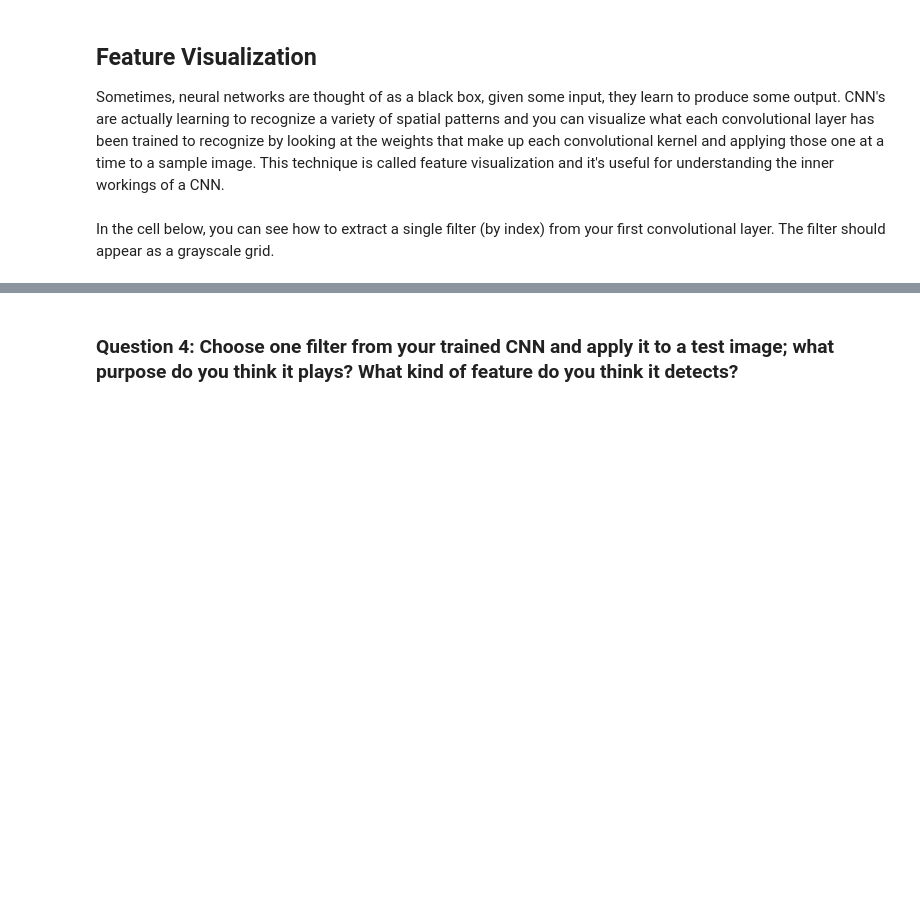
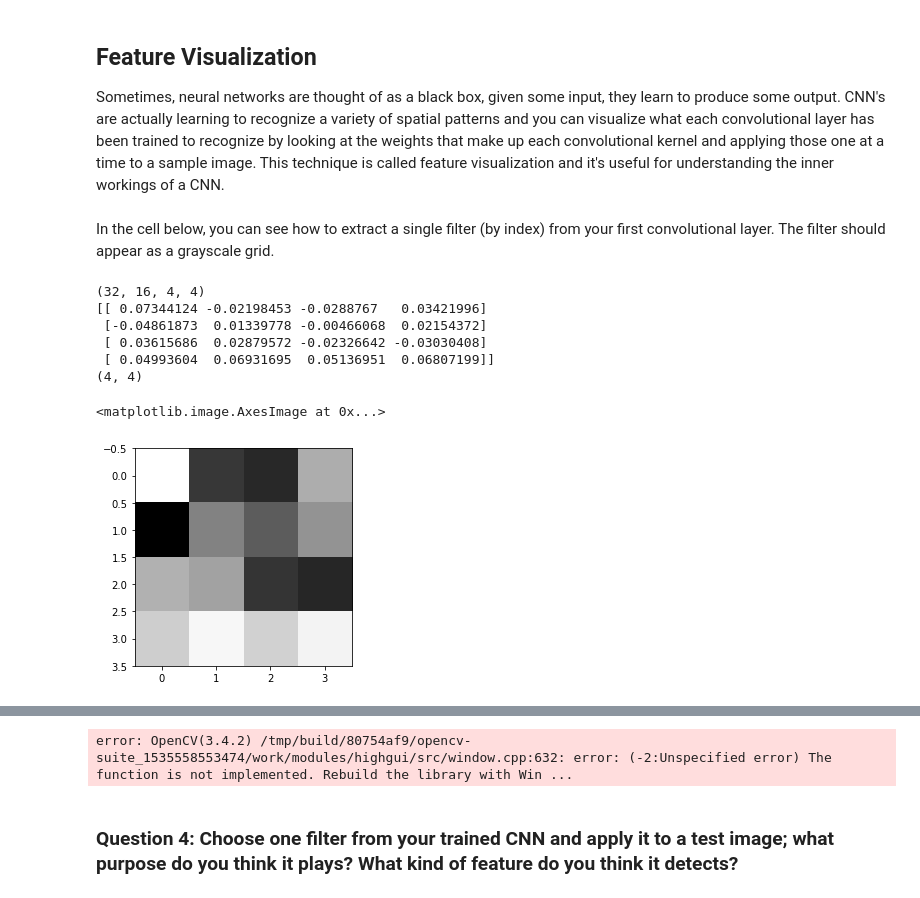
Before and after one commit to Suraj0712/CVND_1_Facial_Keypoint_Detection, a Jupyter notebook: Project/P1_Facial_Keypoints/2. Define the Network Architecture.ipynb, the cells around one changed output, grey strips where cells are left out. Saved outputs shown, nothing was run; the diff lists cells and outputs as text; code cells hidden in the pictures; blank space fills up the shorter version.

Commit message:
Trained the network and updated the code for visualization

```diff
--- a/Project/P1_Facial_Keypoints/2. Define the Network Architecture.ipynb
+++ b/Project/P1_Facial_Keypoints/2. Define the Network Architecture.ipynb
@@ -444,17 +482,27 @@ In the cell below, you can see how to extract a single filter (by index) from yo
 # %%
 # Get the weights in the first conv layer, "conv1"
 # if necessary, change this to reflect the name of your first conv layer
-weights1 = net.conv1.weight.data
+weights1 = net.conv2.weight.data
 
 w = weights1.numpy()
 
+print(w.shape)
 filter_index = 0
 
 print(w[filter_index][0])
 print(w[filter_index][0].shape)
 
 # display the filter weights
 plt.imshow(w[filter_index][0], cmap='gray')
+# %% [output]
+(32, 16, 4, 4)
+[[ 0.07344124 -0.02198453 -0.0288767   0.03421996]
+ [-0.04861873  0.01339778 -0.00466068  0.02154372]
+ [ 0.03615686  0.02879572 -0.02326642 -0.03030408]
+ [ 0.04993604  0.06931695  0.05136951  0.06807199]]
+(4, 4)
+<matplotlib.image.AxesImage at 0x...>
+[figure, added]
 # %% [markdown]
 ## Feature maps
 
@@ -468,10 +516,25 @@ Next, choose a test image and filter it with one of the convolutional kernels in
 ### TODO: Filter an image to see the effect of a convolutional kernel
 ---
 # %%
-##TODO: load in and display any image from the transformed test dataset
+## TODO: load in and display any image from the transformed test dataset
 
+testimg = test_images[1].data
+testimg = testimg.numpy()
+testimg = np.transpose(testimg, (1, 2, 0))
+testimg = testimg.squeeze()
+# print (testimg.shape)
+# plt.imshow(testimg, cmap='gray')
+
+import cv2
+
+for i in range (2):
+    img = cv2.filter2D(testimg, -1, w[i][0])
+    cv2.imshow("jb",img)
+# image =
 ## TODO: Using cv's filter2D function,
 ## apply a specific set of filter weights (like the one displayed above) to the test image
+# %% [output]
+error: OpenCV(3.4.2) /tmp/build/80754af9/opencv-suite_1535558553474/work/modules/highgui/src/window.cpp:632: error: (-2:Unspecified error) The function is not implemented. Rebuild the library with Win ...
 # %% [markdown]
 ### Question 4: Choose one filter from your trained CNN and apply it to a test image; what purpose do you think it plays? What kind of feature do you think it detects?
 # %% [markdown]
```
Also changed, not shown: parts of 10 cells of this notebook, 2 other files.
